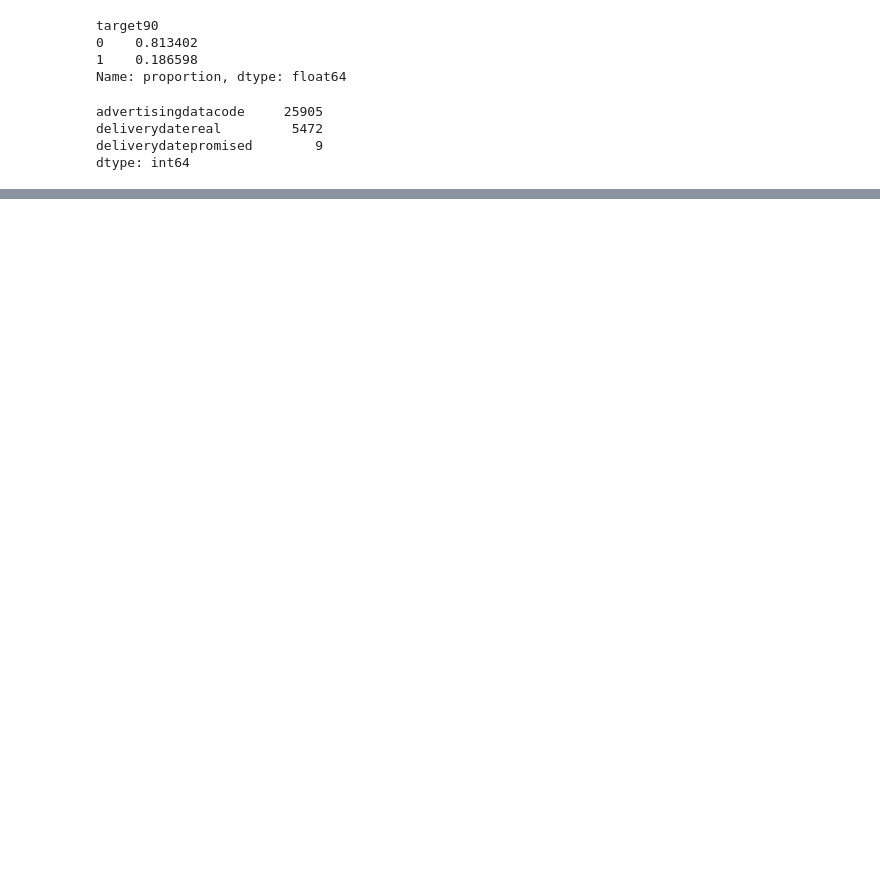
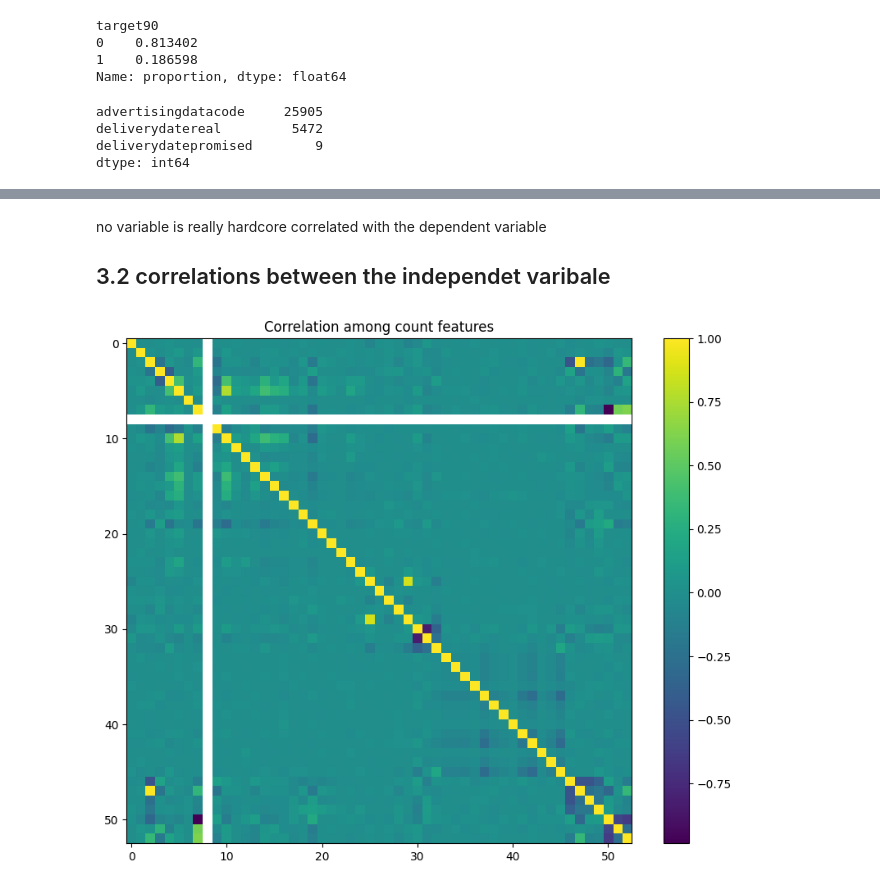
Before and after one commit to ungeralexan/ml_assignment, a Jupyter notebook: notebook_one.ipynb, the cells around one changed output, grey strips where cells are left out. Drawn from its saved outputs; the diff is of its cells as text; code cells hidden in the pictures; blank space fills up the shorter version.

Commit message:
imporved preprocessing

```diff
--- a/notebook_one.ipynb
+++ b/notebook_one.ipynb
@@ -223,0 +186,4 @@ Do we have to onehot encode more variables ?
+# %%
+# imputation using median not dropping variables
+delay_median = train["delivery_delay_days"].median()
+train["delivery_delay_days"].fillna(delay_median, inplace=True)
@@ -223,0 +210,5 @@ Do we have to onehot encode more variables ?
+# %%
+# Define the training and testing set
+X = train.drop(columns=["customernumber", "target90"], axis=1)
+y = train["target90"]
+# importnat that customernumber is never used as a feauture
@@ -223,0 +270,20 @@ Do we have to onehot encode more variables ?
+# %%
+from sklearn.preprocessing import OneHotEncoder
+
+categorical_cols = ["salutation", "domain", "paymenttype", "model"]
+
+ohe = OneHotEncoder(handle_unknown="ignore",
+                    sparse_output=False)
+
+X_cat = ohe.fit_transform(X[categorical_cols])
+
+X_cat = pd.DataFrame(
+    X_cat,
+    columns= ohe.get_feature_names_out(categorical_cols),
+    index= X.index
+)
+
+X = pd.concat(
+    [X.drop(columns=categorical_cols), X_cat],
+    axis=1
+)
@@ -223,0 +322,3 @@ Do we have to onehot encode more variables ?
+# %%
+# lets drop those columns and not keep them in any raw form
+X.drop(columns=['invoicepostcode', 'delivpostcode'], axis=1, inplace=True)
@@ -223,0 +365,16 @@ Do we have to onehot encode more variables ?
+# %% [markdown]
+no variable is really hardcore correlated with the dependent variable
+
+## 3.2 correlations between the independet varibale
+# %%
+# first all
+corr_vars = X.corr()
+
+import matplotlib.pyplot as plt
+plt.figure(figsize=(10,8))
+plt.imshow(corr_vars)
+plt.colorbar()
+plt.title("Correlation among count features")
+plt.show()
+# %% [output]
+[figure, added]
```
Also changed, not shown: parts of 47 cells of this notebook.
